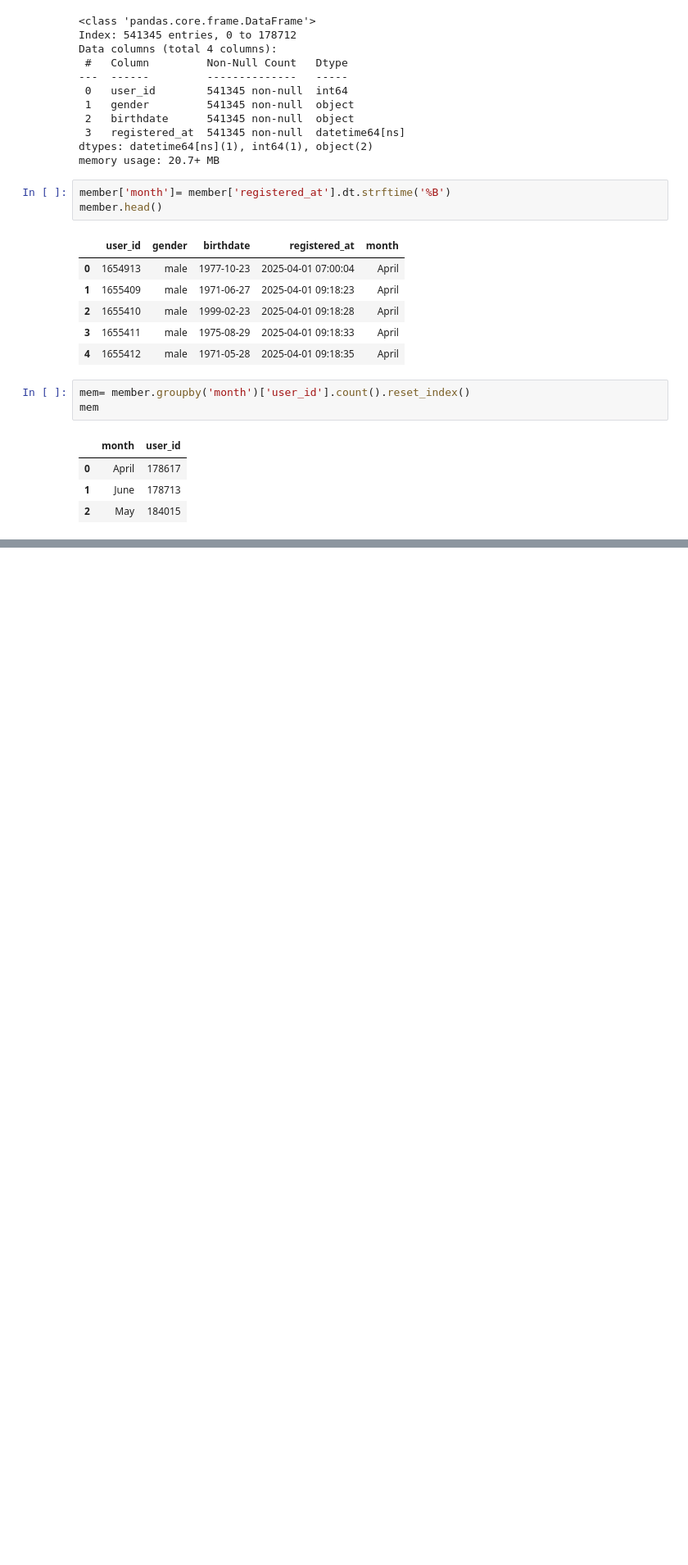
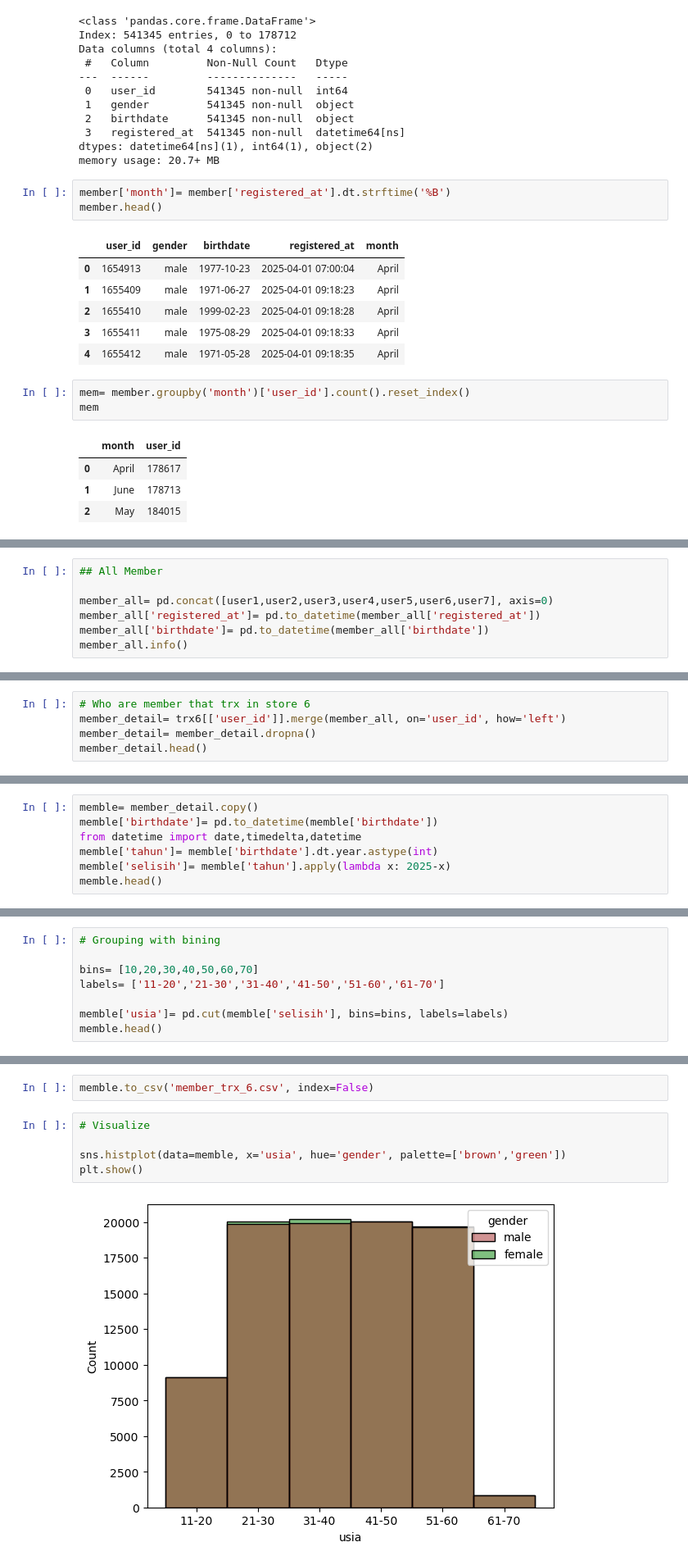
Before and after one commit to enthokz/GCoffee-Shop-Analysis, a Jupyter notebook: Gcoffe_EDA.ipynb, the cells around one changed output, grey strips where cells are left out. Shown: that part at 82% size. Cells and saved outputs as stored; diff of their text form; blank space fills up the shorter version.

```diff
--- a/Gcoffe_EDA.ipynb
+++ b/Gcoffe_EDA.ipynb
@@ -393,0 +408,7 @@ member.to_csv('member25.csv', index=False)
+# %%
+## All Member
+
+member_all= pd.concat([user1,user2,user3,user4,user5,user6,user7], axis=0)
+member_all['registered_at']= pd.to_datetime(member_all['registered_at'])
+member_all['birthdate']= pd.to_datetime(member_all['birthdate'])
+member_all.info()
@@ -393,0 +427,5 @@ member.to_csv('member25.csv', index=False)
+# %%
+# Who are member that trx in store 6
+member_detail= trx6[['user_id']].merge(member_all, on='user_id', how='left')
+member_detail= member_detail.dropna()
+member_detail.head()
@@ -393,0 +439,7 @@ member.to_csv('member25.csv', index=False)
+# %%
+memble= member_detail.copy()
+memble['birthdate']= pd.to_datetime(memble['birthdate'])
+from datetime import date,timedelta,datetime
+memble['tahun']= memble['birthdate'].dt.year.astype(int)
+memble['selisih']= memble['tahun'].apply(lambda x: 2025-x)
+memble.head()
@@ -393,0 +465,8 @@ member.to_csv('member25.csv', index=False)
+# %%
+# Grouping with bining
+
+bins= [10,20,30,40,50,60,70]
+labels= ['11-20','21-30','31-40','41-50','51-60','61-70']
+
+memble['usia']= pd.cut(memble['selisih'], bins=bins, labels=labels)
+memble.head()
@@ -393,0 +480,9 @@ member.to_csv('member25.csv', index=False)
+# %%
+memble.to_csv('member_trx_6.csv', index=False)
+# %%
+# Visualize
+
+sns.histplot(data=memble, x='usia', hue='gender', palette=['brown','green'])
+plt.show()
+# %% [output]
+[figure, added]
```
Also changed, not shown: parts of 10 cells of this notebook, 2 other files.
